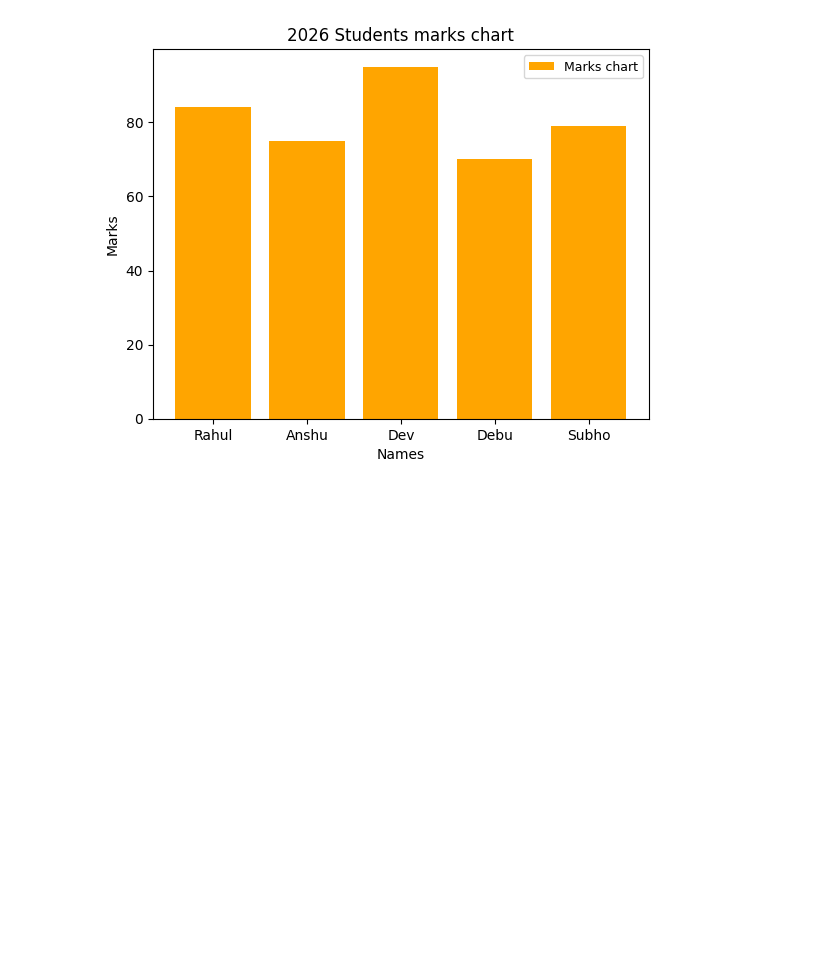
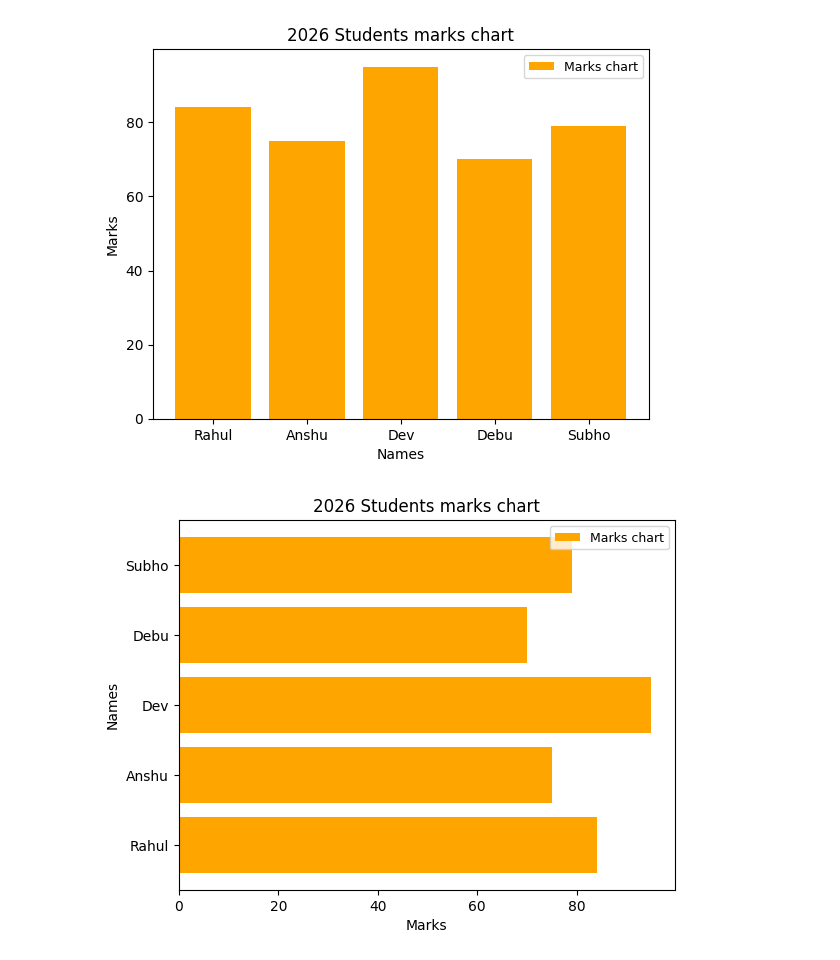
Before and after one commit to rahul-gitt/AL-ML-JOURNEY, a Jupyter notebook: Matplotlib/5Bar_charts.ipynb, the cells around one changed output. Drawn from its saved outputs; the diff is of its cells as text; code cells hidden in the pictures; blank space fills up the shorter version.

```diff
--- a/Matplotlib/5Bar_charts.ipynb
+++ b/Matplotlib/5Bar_charts.ipynb
@@ -13,3 +15,20 @@ plt.legend(loc= 'best', fontsize= 9)
 plt.show()
 # %% [output]
 [figure]
+# %%
+# Horizontal Bar
+
+import matplotlib.pyplot as plt
+
+students = ['Rahul', 'Anshu', 'Dev', 'Debu', 'Subho']
+marks= [84, 75, 95, 70, 79]
+
+plt.barh(students, marks, label= "Marks chart", color= "orange", )
+plt.title("2026 Students marks chart")
+plt.xlabel("Marks")
+plt.ylabel("Names")
+plt.legend(loc= 'best', fontsize= 9)
+
+plt.show()
+# %% [output]
+[figure, added]
```
Also changed, not shown: parts of 1 cell of this notebook.
